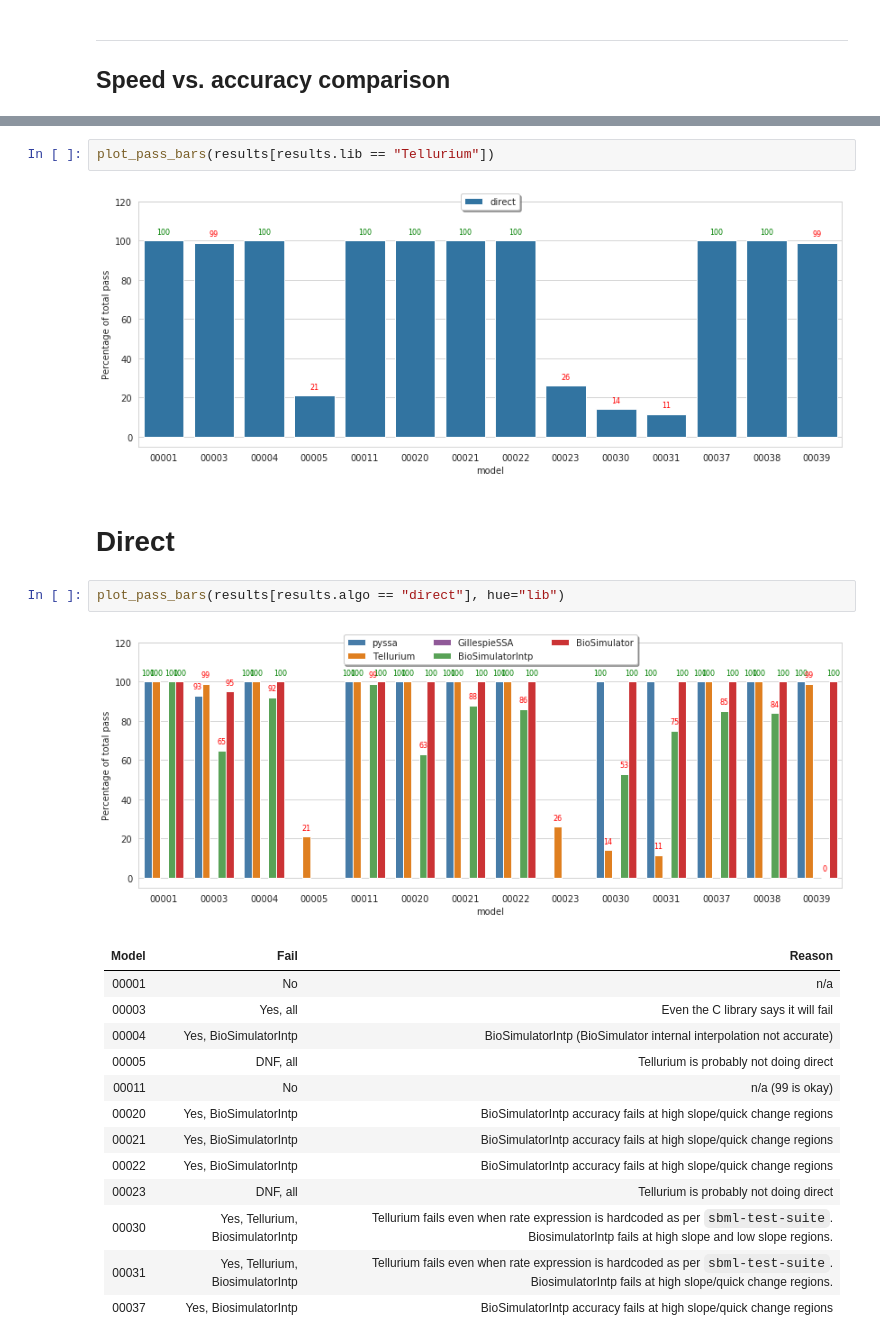
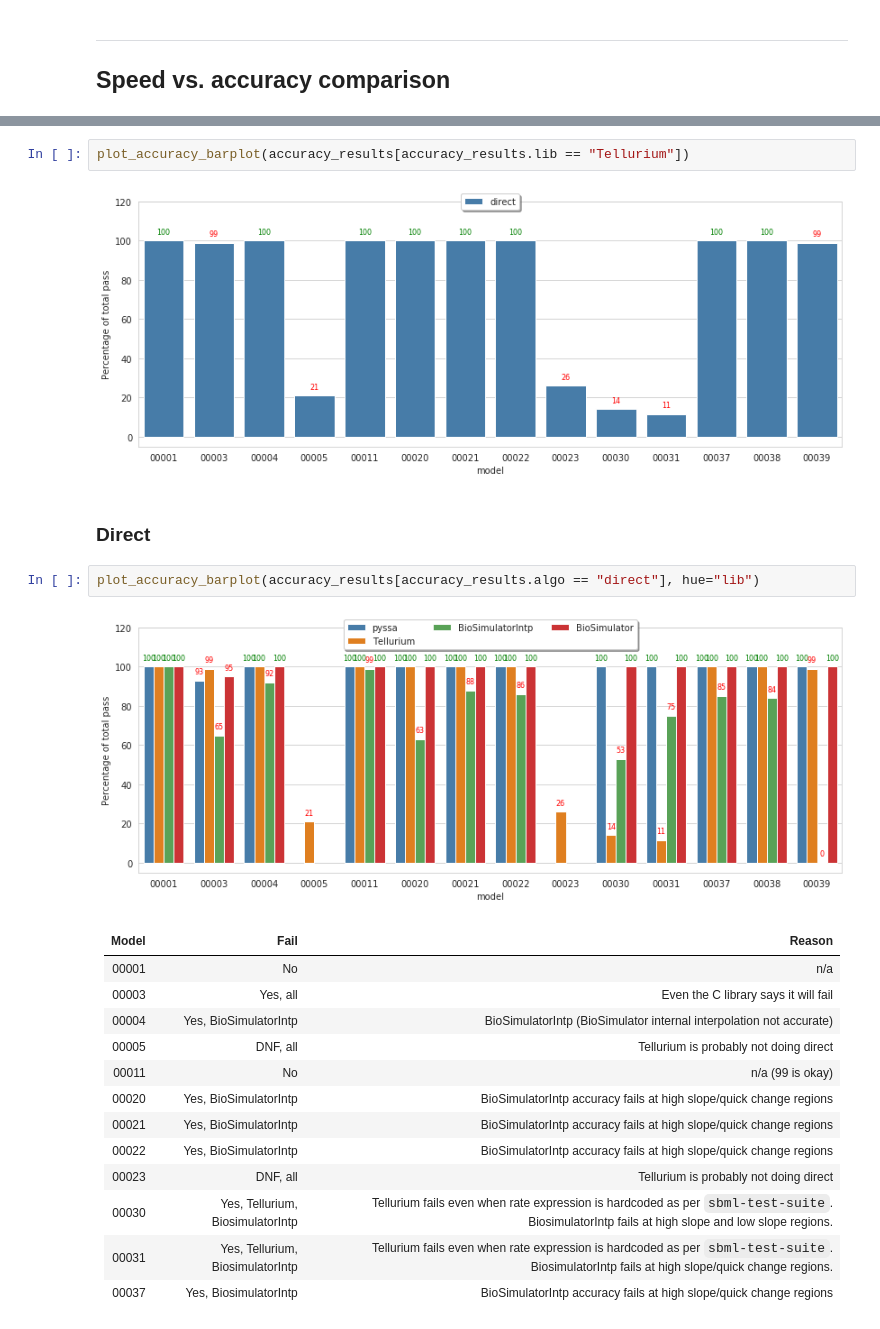
Before and after one commit to quantumbrake/cayenne-benchmarks, a Jupyter notebook: notebooks/Analysis.ipynb, the cells around one changed output, grey strips where cells are left out. Drawn from its saved outputs; the diff is of its cells as text.

```diff
--- a/notebooks/Analysis.ipynb
+++ b/notebooks/Analysis.ipynb
@@ -227,13 +288,13 @@ plot_accuracy_barplot(results[results.lib == "GillespieSSA"]) # tau = 0.1
-# %%
-plot_pass_bars(results[results.lib == "Tellurium"])
-# %% [output]
-[figure, removed]
+# %%
+plot_accuracy_barplot(accuracy_results[accuracy_results.lib == "Tellurium"])
+# %% [output]
+[figure, added]
 # %% [markdown]
-# Direct
+### Direct
 # %%
-plot_pass_bars(results[results.algo == "direct"], hue="lib")
+plot_accuracy_barplot(accuracy_results[accuracy_results.algo == "direct"], hue="lib")
 # %% [output]
-[figure, old version]
+[figure, new version]
 # %% [markdown]
 Model | Fail | Reason
 ---|---|---
```
Also changed, not shown: parts of 17 cells of this notebook.
